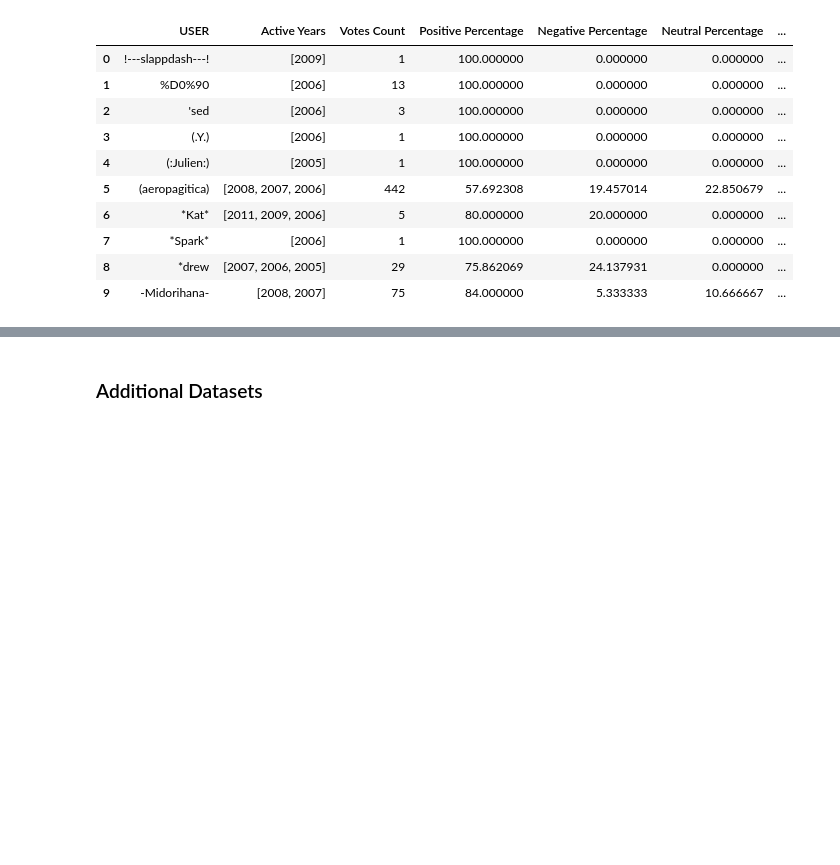
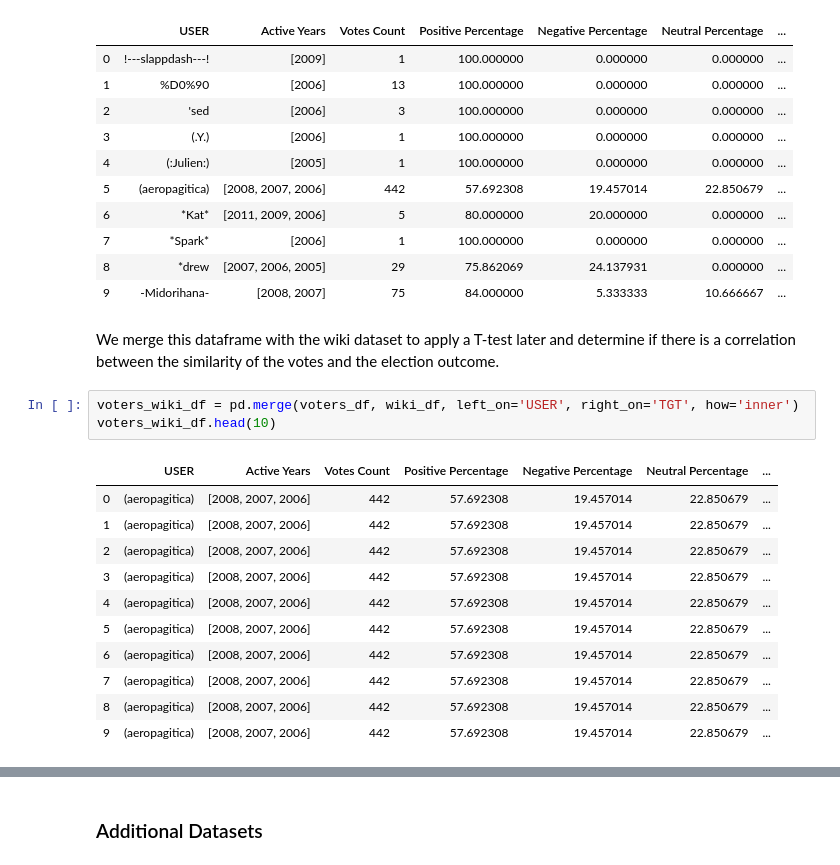
Before and after one commit to epfl-ada/ada-2023-project-datanauts23, a Jupyter notebook: milestone_2.ipynb, the cells around one changed output, grey strips where cells are left out. Cells and saved outputs as stored; diff of their text form; blank space fills up the shorter version.

```diff
--- a/milestone_2.ipynb
+++ b/milestone_2.ipynb
@@ -753,3 +795,20 @@ voters_df.head(10)
 | 7 | *Spark* | [2006] | 1 | 100.000000 | 0.000000 | 0.000000 | ... |
 | 8 | *drew | [2007, 2006, 2005] | 29 | 75.862069 | 24.137931 | 0.000000 | ... |
 | 9 | -Midorihana- | [2008, 2007] | 75 | 84.000000 | 5.333333 | 10.666667 | ... |
+# %% [markdown]
+We merge this dataframe with the wiki dataset to apply a T-test later and determine if there is a correlation between the similarity of the votes and the election outcome.
+# %%
+voters_wiki_df = pd.merge(voters_df, wiki_df, left_on='USER', right_on='TGT', how='inner')
+voters_wiki_df.head(10)
+# %% [output]
+|  | USER | Active Years | Votes Count | Positive Percentage | Negative Percentage | Neutral Percentage | ... |
+| 0 | (aeropagitica) | [2008, 2007, 2006] | 442 | 57.692308 | 19.457014 | 22.850679 | ... |
+| 1 | (aeropagitica) | [2008, 2007, 2006] | 442 | 57.692308 | 19.457014 | 22.850679 | ... |
+| 2 | (aeropagitica) | [2008, 2007, 2006] | 442 | 57.692308 | 19.457014 | 22.850679 | ... |
+| 3 | (aeropagitica) | [2008, 2007, 2006] | 442 | 57.692308 | 19.457014 | 22.850679 | ... |
+| 4 | (aeropagitica) | [2008, 2007, 2006] | 442 | 57.692308 | 19.457014 | 22.850679 | ... |
+| 5 | (aeropagitica) | [2008, 2007, 2006] | 442 | 57.692308 | 19.457014 | 22.850679 | ... |
+| 6 | (aeropagitica) | [2008, 2007, 2006] | 442 | 57.692308 | 19.457014 | 22.850679 | ... |
+| 7 | (aeropagitica) | [2008, 2007, 2006] | 442 | 57.692308 | 19.457014 | 22.850679 | ... |
+| 8 | (aeropagitica) | [2008, 2007, 2006] | 442 | 57.692308 | 19.457014 | 22.850679 | ... |
+| 9 | (aeropagitica) | [2008, 2007, 2006] | 442 | 57.692308 | 19.457014 | 22.850679 | ... |
```
Also changed, not shown: parts of 24 cells of this notebook, 1 other file.
